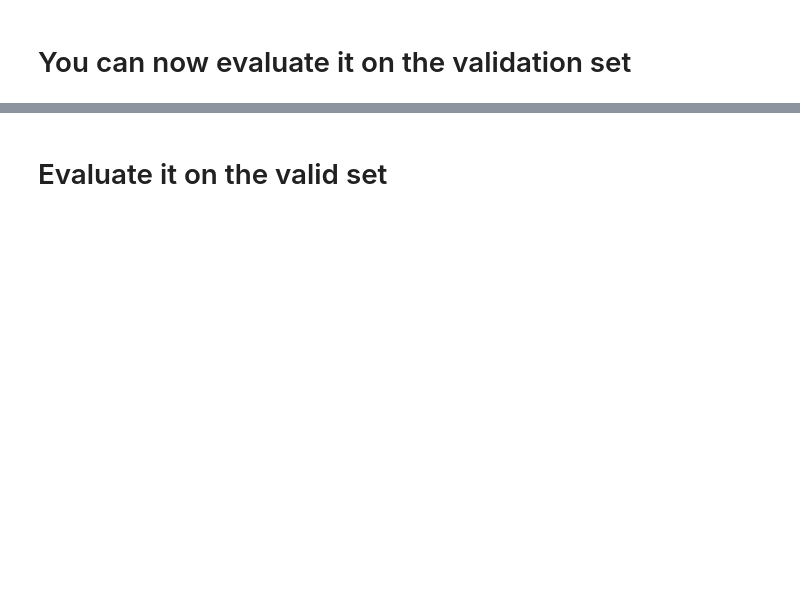
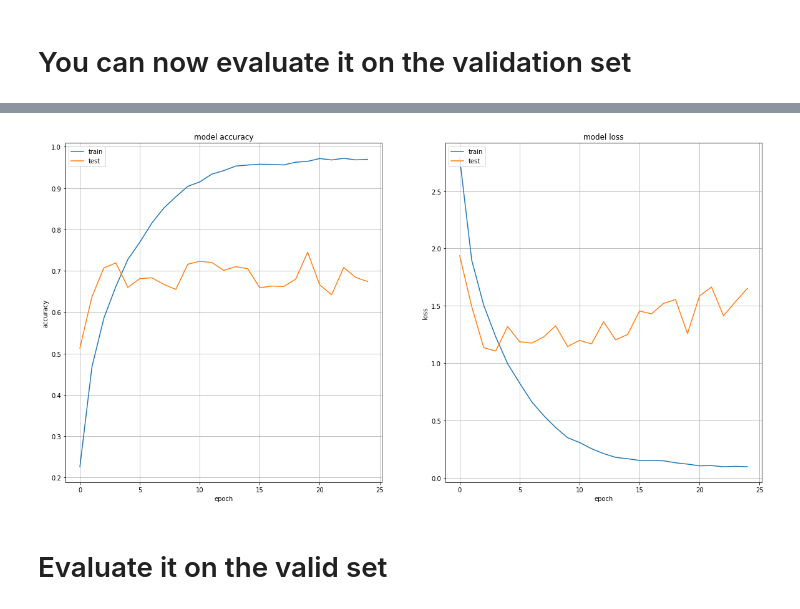
Before and after one commit to plguhur/MVA, a Jupyter notebook: SpeechLanguage/speech_commands_mva_2019_py3.ipynb, the cells around one changed output, grey strips where cells are left out. Cells and saved outputs as stored; diff of their text form; code cells hidden in the pictures; blank space fills up the shorter version.

```diff
--- a/SpeechLanguage/speech_commands_mva_2019_py3.ipynb
+++ b/SpeechLanguage/speech_commands_mva_2019_py3.ipynb
@@ -237,4 +216,7 @@ mfcc = spectral.Spectral(nfilt=20,
                     do_deltasdeltas=False)
 # %% [markdown]
 # The following cell generates the features for train, valid and test from the waveforms
+# %%
+feature_function = mfcc
+len_pad = 1616 if feature_function == mfcc else 2020
 # %%
@@ -265,0 +249,7 @@ Training time: 5.711985349655151
+# %%
+from sklearn.ensemble import RandomForestClassifier
+
+rf = RandomForestClassifier(n_estimators=500, max_depth=10,
+                              random_state=0, n_jobs=4)
+rf.fit(train_feats, train_labels)
+print(rf.feature_importances_)
@@ -274,7 +273,11 @@ Accuracy on valid set 5.1%
 # %%
-neural_net = MLPClassifier(hidden_layer_sizes=(100,), validation_fraction = 0.2, early_stopping = False,
-                                   verbose = True, random_state = 777, learning_rate='constant',
-                                   learning_rate_init=0.01)
+neural_net = MLPClassifier(hidden_layer_sizes=(700,),
+                    validation_fraction=0.2,
+                    early_stopping=False,
+                    verbose=True,
+                    random_state=777,
+                    learning_rate='constant')
+                                   #tol=1e-3)
 
 start = time.time()
 neural_net.fit(train_feats, train_labels)
@@ -302,3 +401,30 @@ Training time: 112.4818685054779
+# %%
+
+def plot_history(history):
+    if 'acc' in history.history:
+        plt.figure(figsize=(20,10))
+        plt.subplot(121)
+        plt.plot(history.history['acc'])
+        plt.plot(history.history['val_acc'])
+        plt.title('model accuracy')
+        plt.ylabel('accuracy')
+        plt.xlabel('epoch')
+        plt.legend(['train', 'test'], loc='upper left')
+        plt.grid(True)
+
+        plt.subplot(122)
+    plt.plot(history.history['loss'])
+    plt.plot(history.history['val_loss'])
+    plt.title('model loss')
+    plt.ylabel('loss')
+    plt.xlabel('epoch')
+    plt.legend(['train', 'test'], loc='upper left')
+    plt.grid(True)
+    plt.show()
+
+plot_history(history)
+# %% [output]
+[figure, added]
 # %% [markdown]
 # Evaluate it on the valid set
 # %%
```
Also changed, not shown: parts of 33 cells of this notebook, 5 other files.
